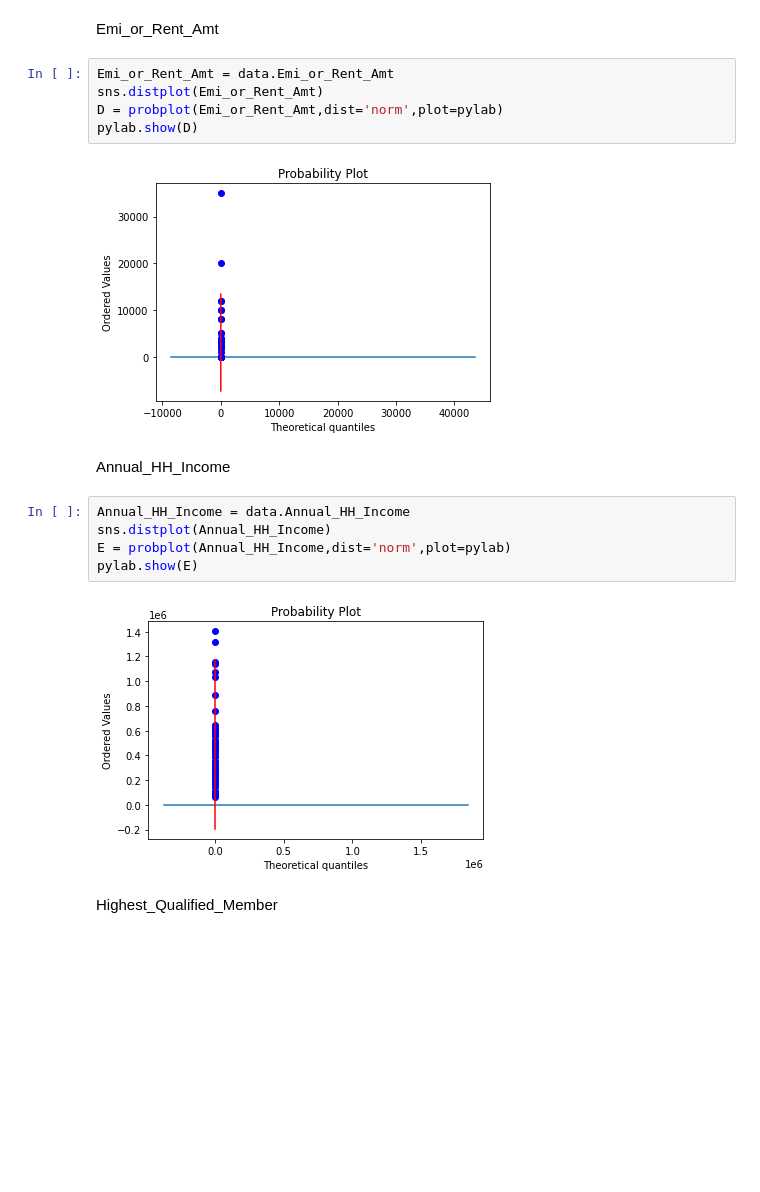
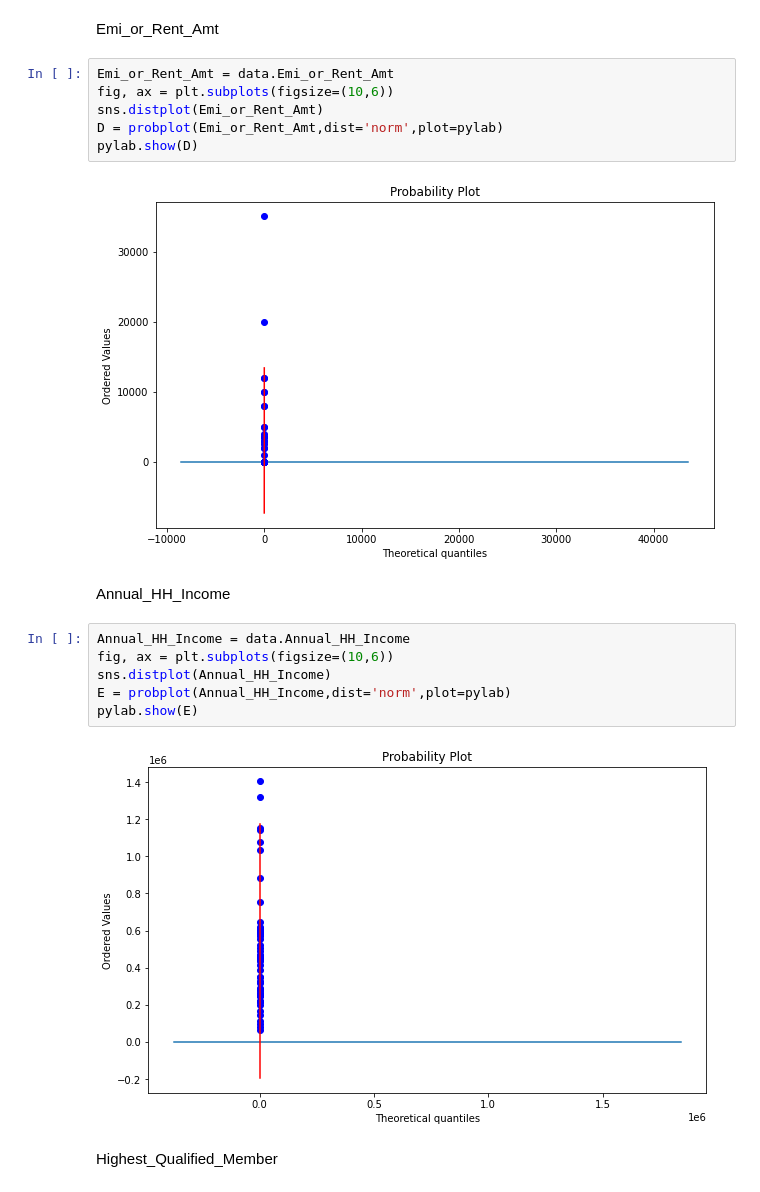
Before and after one commit to CodeWithSridhar/Innomatics-Internship, a Jupyter notebook: Task7_Descriptive_Statistics.ipynb, the cells around one changed output. Saved outputs shown, nothing was run; the diff lists cells and outputs as text; blank space fills up the shorter version.

```diff
--- a/Task7_Descriptive_Statistics.ipynb
+++ b/Task7_Descriptive_Statistics.ipynb
@@ -253,20 +257,22 @@ pylab.show(C)
 Emi_or_Rent_Amt
 # %%
 Emi_or_Rent_Amt = data.Emi_or_Rent_Amt
+fig, ax = plt.subplots(figsize=(10,6))
 sns.distplot(Emi_or_Rent_Amt)
 D = probplot(Emi_or_Rent_Amt,dist='norm',plot=pylab)
 pylab.show(D)
 # %% [output]
-[figure, old version]
+[figure, new version]
 # %% [markdown]
 Annual_HH_Income
 # %%
 Annual_HH_Income = data.Annual_HH_Income
+fig, ax = plt.subplots(figsize=(10,6))
 sns.distplot(Annual_HH_Income)
 E = probplot(Annual_HH_Income,dist='norm',plot=pylab)
 pylab.show(E)
 # %% [output]
-[figure, old version]
+[figure, new version]
 # %% [markdown]
 Highest_Qualified_Member
 # %%
```
Also changed, not shown: parts of 7 cells of this notebook.
